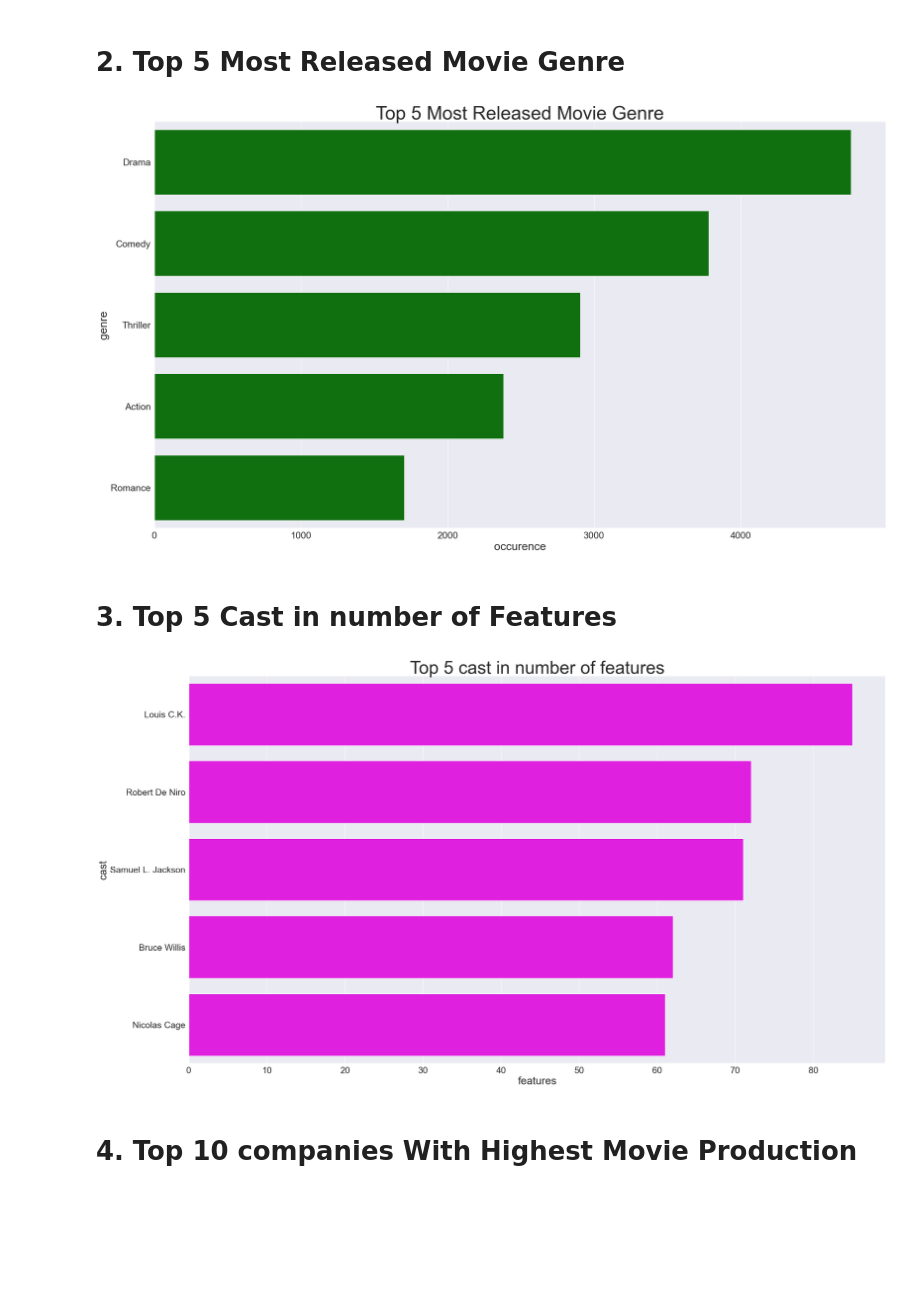
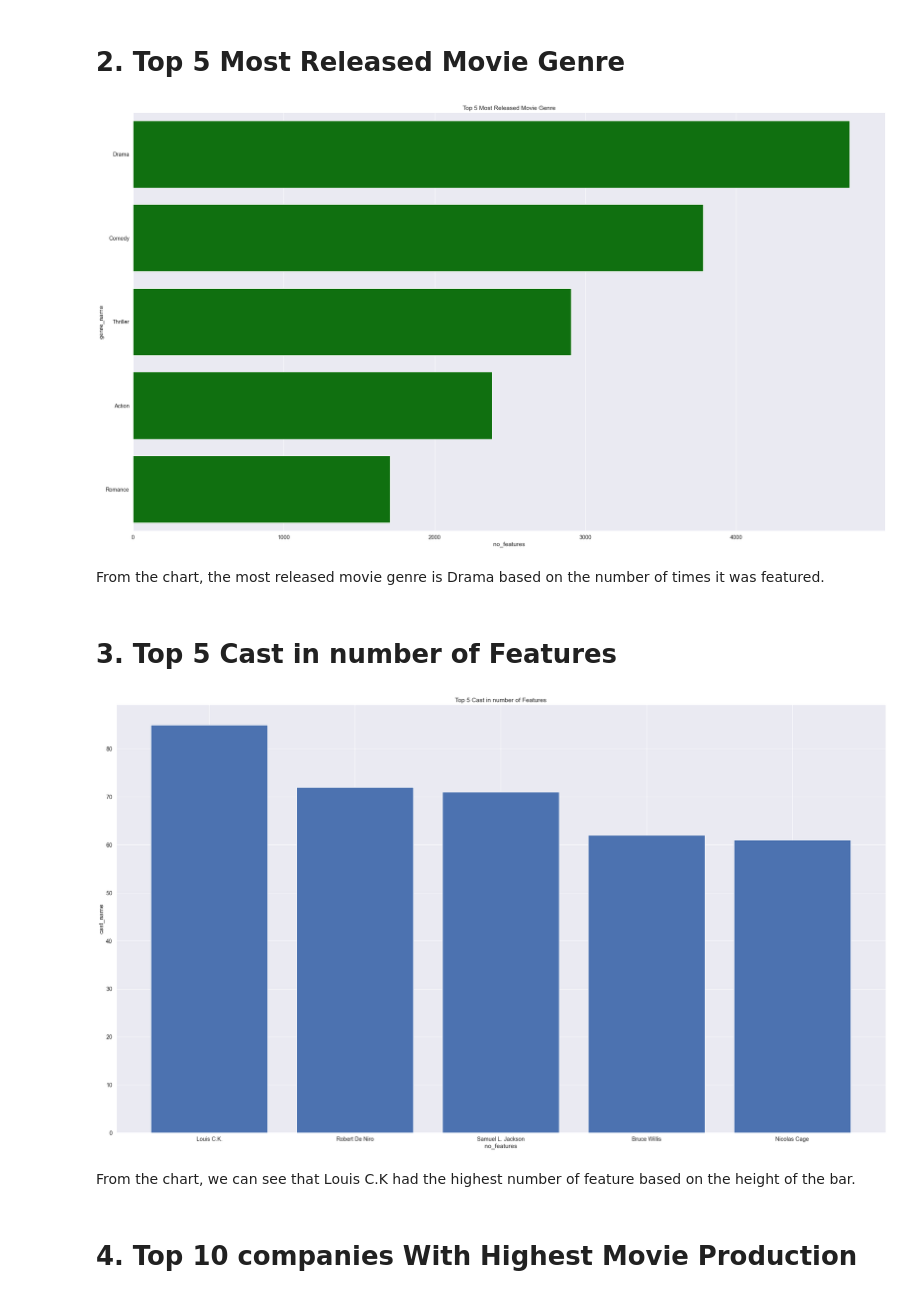
Before and after one commit to Doreenjohn-opara/UDACITY-PROJECT-1, a Jupyter notebook: DOREEN JOHN-OPARA PROJECT 1.ipynb, the cells around one changed output. Cells and saved outputs as stored; diff of their text form; code cells hidden in the pictures; blank space fills up the shorter version.

```diff
--- a/DOREEN JOHN-OPARA PROJECT 1.ipynb
+++ b/DOREEN JOHN-OPARA PROJECT 1.ipynb
@@ -441,5 +442,21 @@ movie_df.query('runtime==0').count().sum()
 Now, that I have trimmed and cleaned the data, It can moves on to exploration.
 
 ## 1. Top 10 movies with the Highest Profit
+# %%
+def label(x,y,t):
+
+    """
+    Args:
+    x (str): x-axis title
+    y (str): y-axis title
+    t (str): main title
+
+    Returns:
+    None
+    """
+    plt.xlabel(x)
+    plt.ylabel(y)
+    plt.title(t)
+    plt.show()
 # %%
 # extracting movies with highest profit margin
@@ -467,33 +481,32 @@ top_5_genre_occurences = genre_occurences_df.sort_values('no_features',ascending
 # plotting a barchart to that effect
 fig, ax = plt.subplots(figsize=(35,20))
 b = sns.barplot(x = 'no_features',y = 'genre_name',data = top_5_genre_occurences,ax=ax,color='green')
-b.axes.set_title("Top 5 Most Released Movie Genre",fontsize=50)
-b.set_xlabel("occurence",fontsize=30)
-b.set_ylabel("genre",fontsize=30)
-b.tick_params(labelsize=25)
-plt.show()
+#plt.bar(top_5_genre_occurences['no_features'], top_5_genre_occurences['genre_name'])
+label('no_features', 'genre_name', 'Top 5 Most Released Movie Genre')
 # %% [output]
-[figure, old version]
+[figure, new version]
+# %% [markdown]
+From the chart, the most released movie genre is Drama based on the number of times it was featured.
 # %% [markdown]
 # 3. Top 5 Cast in number of Features
 # %%
 # extracting cast with highest features
 cast_rows = [x for x in list(movie_df['cast']) if str(x) != 'nan']
 cast_features = Counter(list('|'.join(cast_rows).split('|')))
 cast_features_df = pd.DataFrame(cast_features.items(), columns=['cast_name', 'no_features'])
 top_5_cast_features = cast_features_df.sort_values('no_features',ascending=False).head(5)
 
 
 #plotting a barchart to that effect
 fig, ax = plt.subplots(figsize=(35,20))
-b = sns.barplot(x = 'no_features',y = 'cast_name',data= top_5_cast_features,ax=ax,color='Magenta')
-b.axes.set_title("Top 5 cast in number of features",fontsize=50)
-b.set_xlabel("features",fontsize=30)
-b.set_ylabel("cast",fontsize=30)
-b.tick_params(labelsize=25)
-plt.show()
+plt.rcParams.update({'font.size':30})
+#b = sns.barplot(x = 'no_features',y = 'cast_name',data = top_5_cast_features,ax=ax,color='Magenta')
+plt.bar(top_5_cast_features['cast_name'],top_5_cast_features['no_features'])
+label('no_features', 'cast_name', 'Top 5 Cast in number of Features')
 # %% [output]
-[figure, old version]
+[figure, new version]
+# %% [markdown]
+From the chart, we can see that Louis C.K had the highest number of feature based on the height of the bar.
 # %% [markdown]
 # 4. Top 10 companies With Highest Movie Production
 # %%
```
Also changed, not shown: parts of 15 cells of this notebook, 1 other file.
